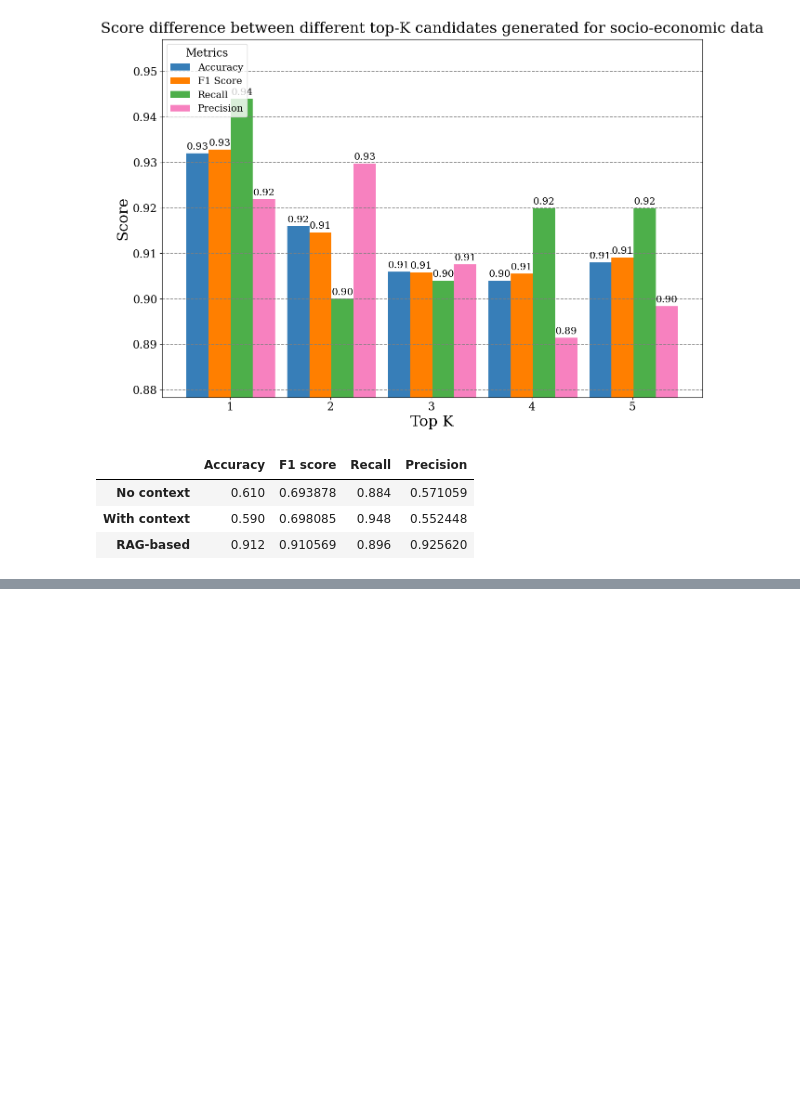
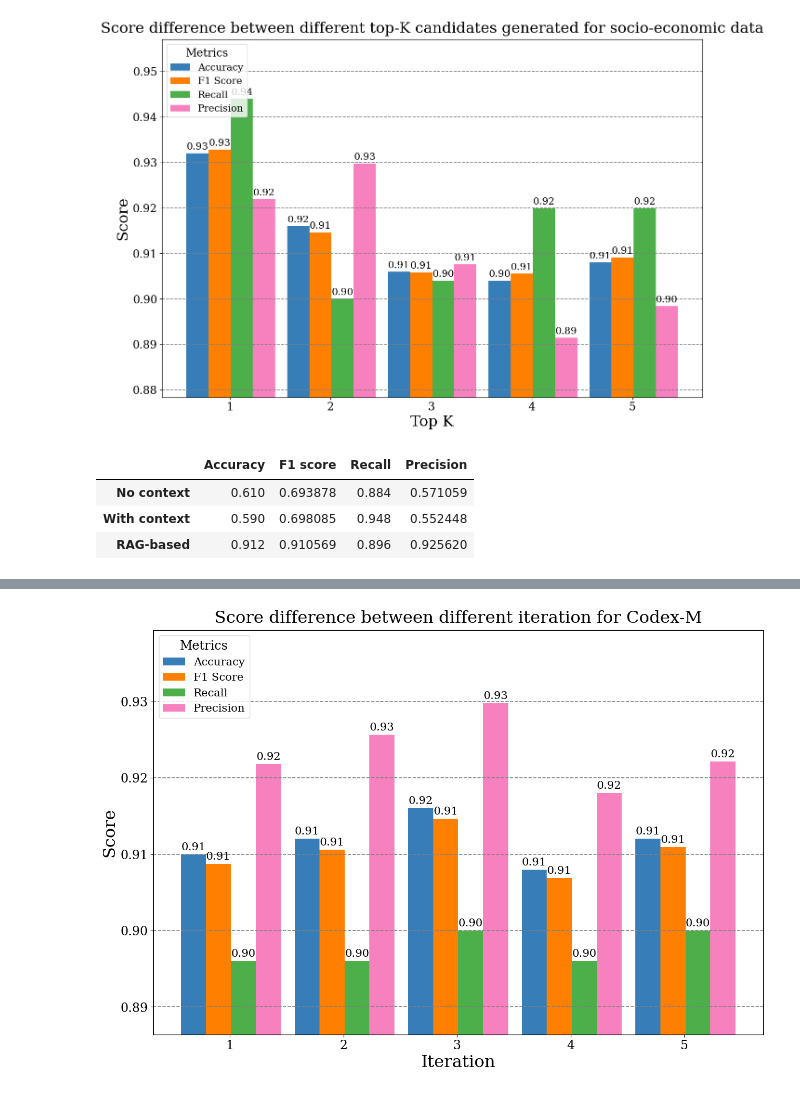
Before and after one commit to fieng94/OMNIA, a Jupyter notebook: experiment-archive/codex_m_exp.ipynb, the cells around one changed output, grey strips where cells are left out. Saved outputs shown, nothing was run; the diff lists cells and outputs as text; code cells hidden in the pictures; blank space fills up the shorter version.

Commit message:
add experiment for sentence/triple for codex and freebase

```diff
--- a/codex_m_exp.ipynb
+++ b/experiment-archive/codex_m_exp.ipynb
@@ -556,0 +641,89 @@ errors_rows
+# %%
+def compute_repetition_score(iteration_nb:int, df:pd.DataFrame, score_dict:dict):
+    iteration = f'iteration_{iteration_nb}'
+    score_list = score_dict[iteration]
+    new_score_list = [extract_score(score) for score in score_list]
+    new_score_list = clean_score(new_score_list)
+    df['Pred'] = new_score_list
+    ground_truth = df['Missing']
+    prediction = df['Pred']
+    accuracy, f1_score, recall, precision = compute_score(prediction, ground_truth)
+    return accuracy, f1_score, recall, precision
+# %%
+score_iteration_dict = {}
+iteration_list = [1,2,3,4,5]
+for iteration in iteration_list:
+    accuracy, f1_score, recall, precision = compute_repetition_score(iteration,filtred_df_sample, score_dict_repetition)
+    score_iteration_dict[iteration] = accuracy, f1_score, recall, precision
+# %%
+import matplotlib
+import matplotlib.pyplot as plt
+import numpy as np
+
+# setup family font
+plt.rc('font', family='serif',size=17)
+
+plot_dict = score_iteration_dict.copy()
+
+# get the different scores
+accuracy_list = [val[0] for val in plot_dict.values()]
+f1_list = [val[1] for val in plot_dict.values()]
+recall_list = [val[2] for val in plot_dict.values()]
+precision_list = [val[3] for val in plot_dict.values()]
+
+# Create figure and axes
+fig, ax = plt.subplots(1,1,figsize=(15, 10))
+
+# set width of bar
+# Set position of bar on X axis
+barWidth = 0.22
+x_acc = np.arange(len(accuracy_list))
+x_f1 = [x + barWidth for x in x_acc]
+x_recall = [x + barWidth for x in x_f1]
+x_prec = [x + barWidth for x in x_recall]
+
+# create the bars
+colors = ['#377eb8', '#ff7f00', '#4daf4a',
+                  '#f781bf', '#a65628', '#984ea3',
+                  '#999999', '#e41a1c', '#dede00']
+bar_acc = plt.bar(x_acc, accuracy_list, color = colors[0], width = barWidth,
+        label ='Accuracy')
+bar_f1 = plt.bar(x_f1, f1_list, color = colors[1], width = barWidth,
+        label ='F1 Score')
+bar_recall = plt.bar(x_recall, recall_list, color = colors[2], width = barWidth,
+        label ='Recall')
+bar_prec = plt.bar(x_prec, precision_list, color = colors[3], width = barWidth,
+        label ='Precision')
+
+
+# Set axis labels and title
+label_fontsize = 23
+ax.set_xlabel("Iteration", fontsize = label_fontsize)
+ax.set_ylabel("Score", fontsize = label_fontsize)
+ax.set_title("Score difference between different iteration for Codex-M", pad=10, fontsize = label_fontsize)
+
+# Set y-limit to center data
+comb_list = accuracy_list + f1_list + recall_list + precision_list
+ax.set_ylim(min(comb_list) - np.std(list(comb_list)), min(1,max(comb_list) + np.std(list(comb_list))))
+
+ax.set_xticks([r + 0.10+ barWidth for r in range(len(accuracy_list))],
+        top_k_list)
+
+# Add legend with title
+ax.legend(title='Metrics', fontsize = 15, loc=2)
+
+
+# add bar labels
+bar_label_fontsize = 15
+ax.bar_label(bar_acc, labels=[f'{v:.2f}' for v in accuracy_list], fontsize=bar_label_fontsize, padding=3)
+ax.bar_label(bar_f1, labels=[f'{v:.2f}' for v in f1_list], fontsize=bar_label_fontsize, padding=3)
+ax.bar_label(bar_recall, labels=[f'{v:.2f}' for v in recall_list], fontsize=bar_label_fontsize, padding=3)
+ax.bar_label(bar_prec, labels=[f'{v:.2f}' for v in precision_list], fontsize=bar_label_fontsize, padding=3)
+
+# Add gridlines (only on the y-axis)
+ax.grid(linewidth=1.2, linestyle='--', axis='y', color='grey')
+# save figure
+#plt.savefig('figures/diff_model_score.png')
+plt.show()
+# %% [output]
+[figure, added]
```
Also changed, not shown: parts of 45 cells of this notebook, 21 other files.
